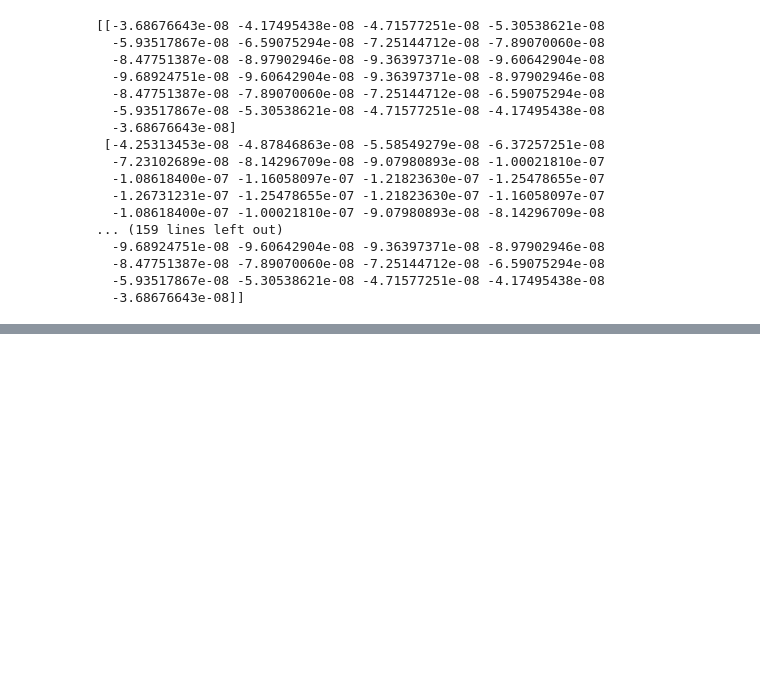
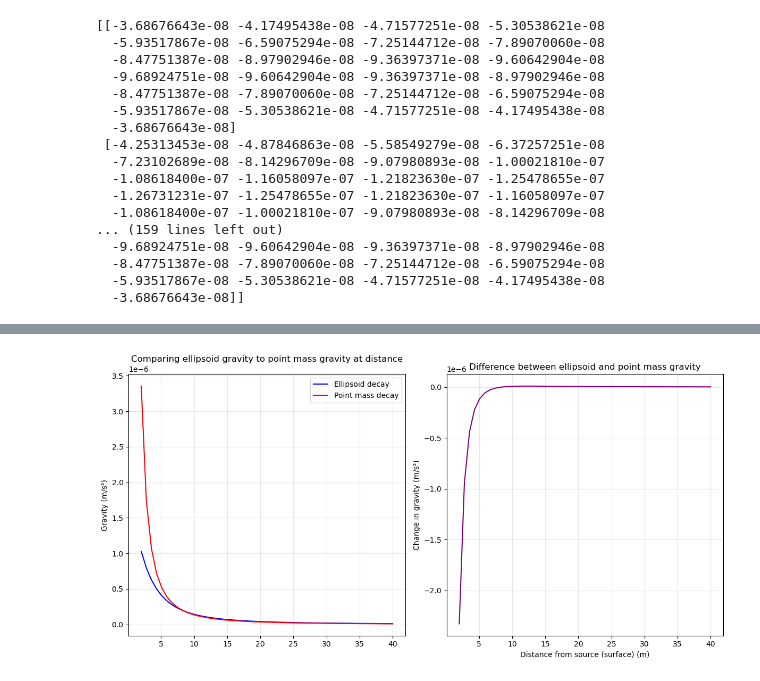
Before and after one commit to ubcgif/2025-baker-ellipsoids, a Jupyter notebook: notebooks/check_functions.ipynb, the cells around one changed output, grey strips where cells are left out. Cells and saved outputs as stored; diff of their text form; code cells hidden in the pictures; blank space fills up the shorter version.

```diff
--- a/notebooks/check_functions.ipynb
+++ b/notebooks/check_functions.ipynb
@@ -83,0 +103,4 @@ plot_colourmap_gz(func=calculate_delta_gs_prolate, spacing=0.5, region=(-10, 10,
+# %%
+plot_gz_decay_comparison(calculate_delta_gs_triaxial, 50, 6, 4, 2, 1000)
+# %% [output]
+[figure, added]
```
Also changed, not shown: parts of 6 cells of this notebook, 4 other files.
